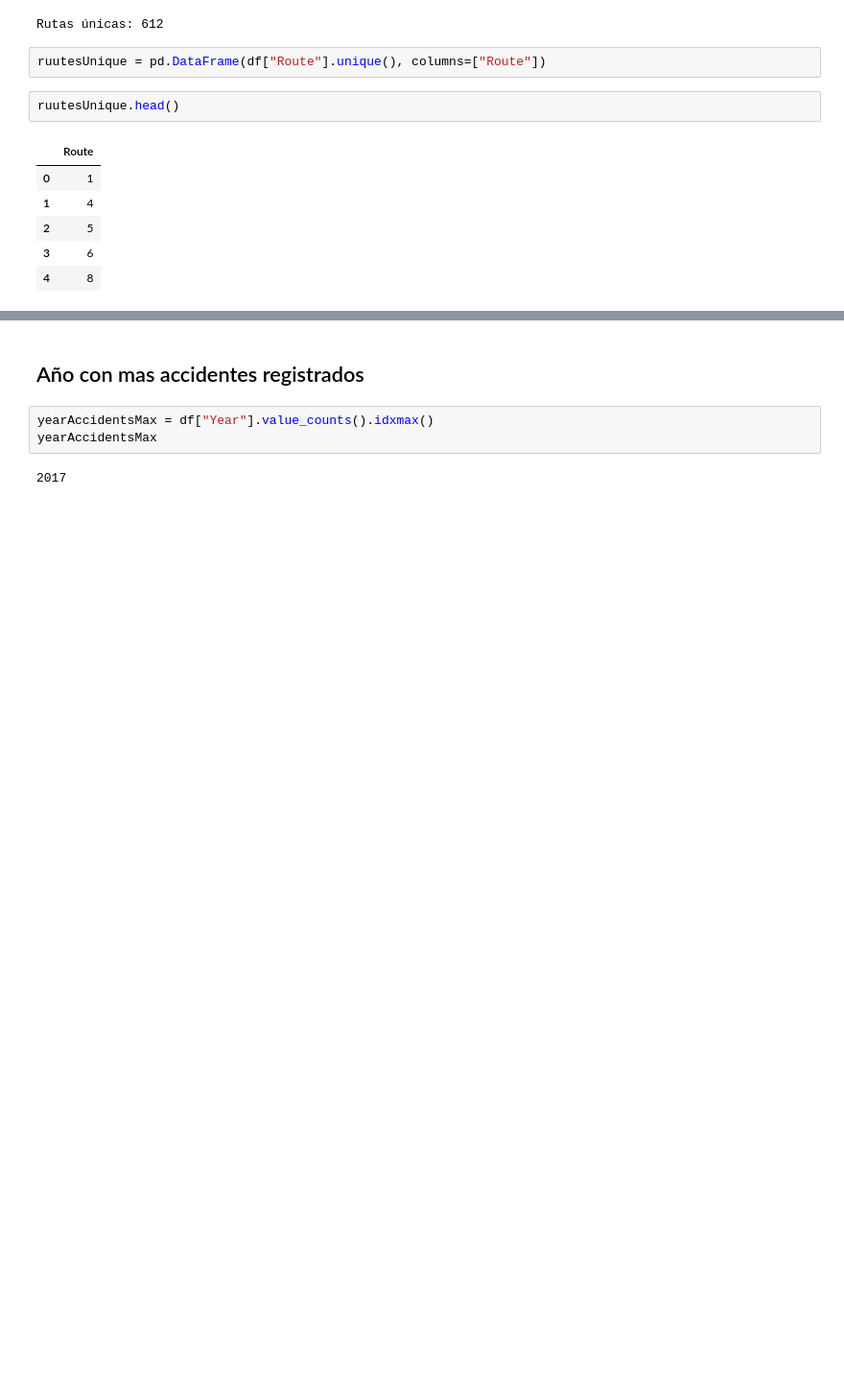
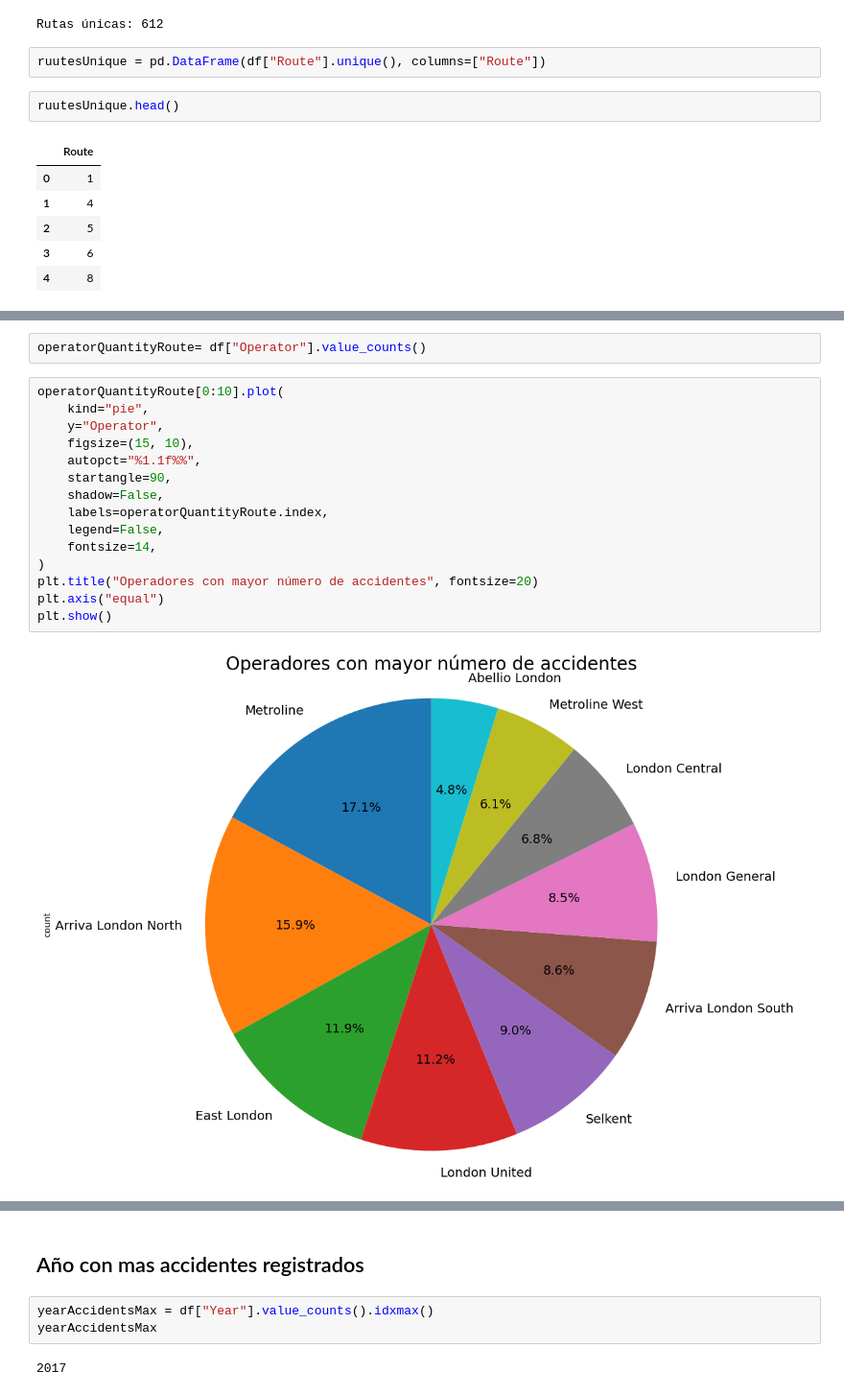
Before and after one commit to Kevin12-0/analisis-datos-csv, a Jupyter notebook: notebook.ipynb, the cells around one changed output, grey strips where cells are left out. Shown at 96% size. Cells and saved outputs as stored; diff of their text form; blank space fills up the shorter version.

```diff
--- a/notebook.ipynb
+++ b/notebook.ipynb
@@ -56,0 +120,19 @@ ruutesUnique.head()
+# %%
+operatorQuantityRoute= df["Operator"].value_counts()
+# %%
+operatorQuantityRoute[0:10].plot(
+    kind="pie",
+    y="Operator",
+    figsize=(15, 10),
+    autopct="%1.1f%%",
+    startangle=90,
+    shadow=False,
+    labels=operatorQuantityRoute.index,
+    legend=False,
+    fontsize=14,
+)
+plt.title("Operadores con mayor número de accidentes", fontsize=20)
+plt.axis("equal")
+plt.show()
+# %% [output]
+[figure, added]
```
Also changed, not shown: parts of 11 cells of this notebook.
